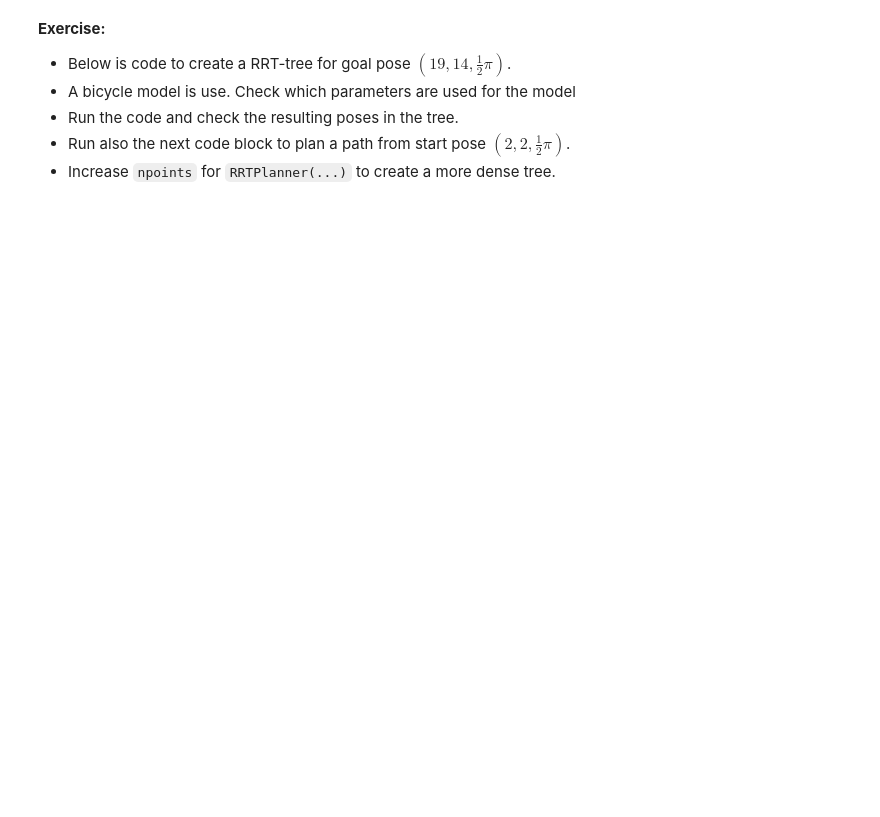
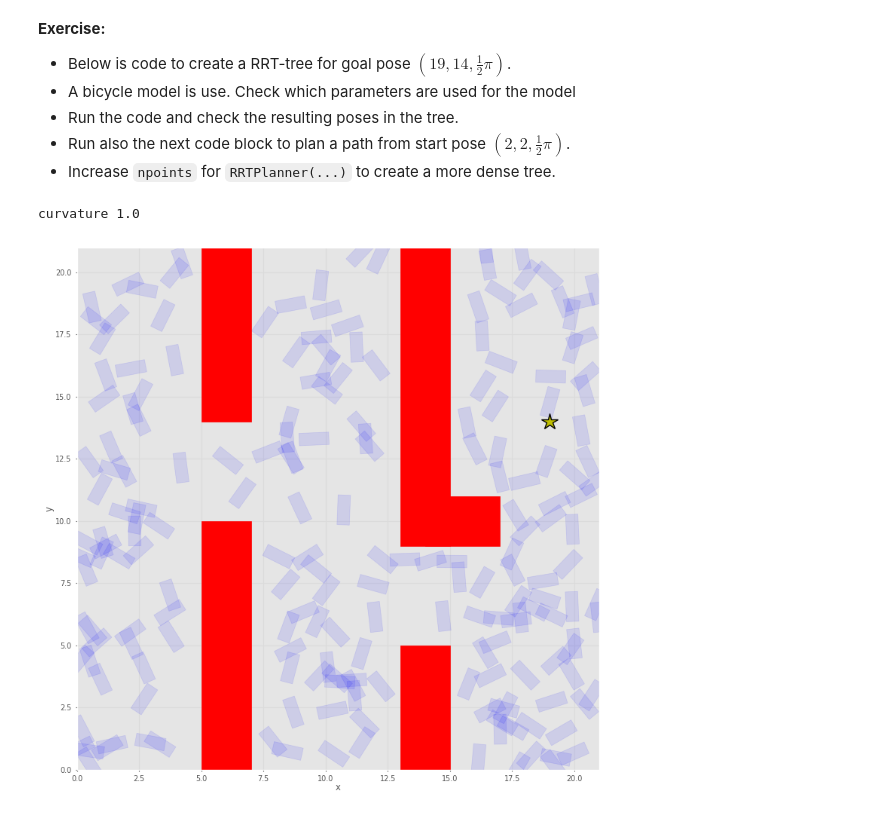
Before and after one commit to loganrower/FTE-Mobile_Robotics, a Jupyter notebook: Week3/t06_map_based_planning.ipynb, the cells around one changed output. Saved outputs shown, nothing was run; the diff lists cells and outputs as text; code cells hidden in the pictures; blank space fills up the shorter version.

```diff
--- a/Week3/t06_map_based_planning.ipynb
+++ b/Week3/t06_map_based_planning.ipynb
@@ -826,30 +860,33 @@ poly_map.plot()
 # %%
 '''
 Create an instance of RRTPlanner and plan a path from from (2, 8, np.pi/2) to (8, 2, np.pi/2).
 '''
 
 # create outline polygon for vehicle
 l, w = 1.2, 0.5
 vpolygon = Polygon2([(-l/2, w/2), (-l/2, -w/2), (l/2, -w/2), (l/2, w/2)])
 # create vehicle model
 vehicle = Bicycle(steer_max=1, L=1, polygon=vpolygon)
 
 ### Add your code here ###
 
 # Create an instance of the RRT planner
 # Pass the simple polygon map created in Section 0.1 as argument
 #rrt = RRTPlanner(map=poly_map, vehicle=vehicle, npoints=50, seed=0)
 #rrt = RRTPlanner(map=poly_map, vehicle=vehicle, stepsize=1, npoints=200, seed=0)
-rrt = RRTPlanner(map=poly_map, vehicle=vehicle, npoints=50, seed=0)
+rrt = RRTPlanner(map=poly_map, vehicle=vehicle, npoints=200, seed=0)
 
 # Generate graph
 rrt.plan(goal=(19, 14, np.pi/2))
 
 # Visualize the rrt graph
 rrt.plot()
 
 # raise NotImplementedError
 ### ------------------ ###
+# %% [output]
+curvature 1.0
+[figure, added]
 # %%
 ### Add your code here ###
 # Find a path from a start position to the goal position
```
Also changed, not shown: parts of 7 cells of this notebook.
